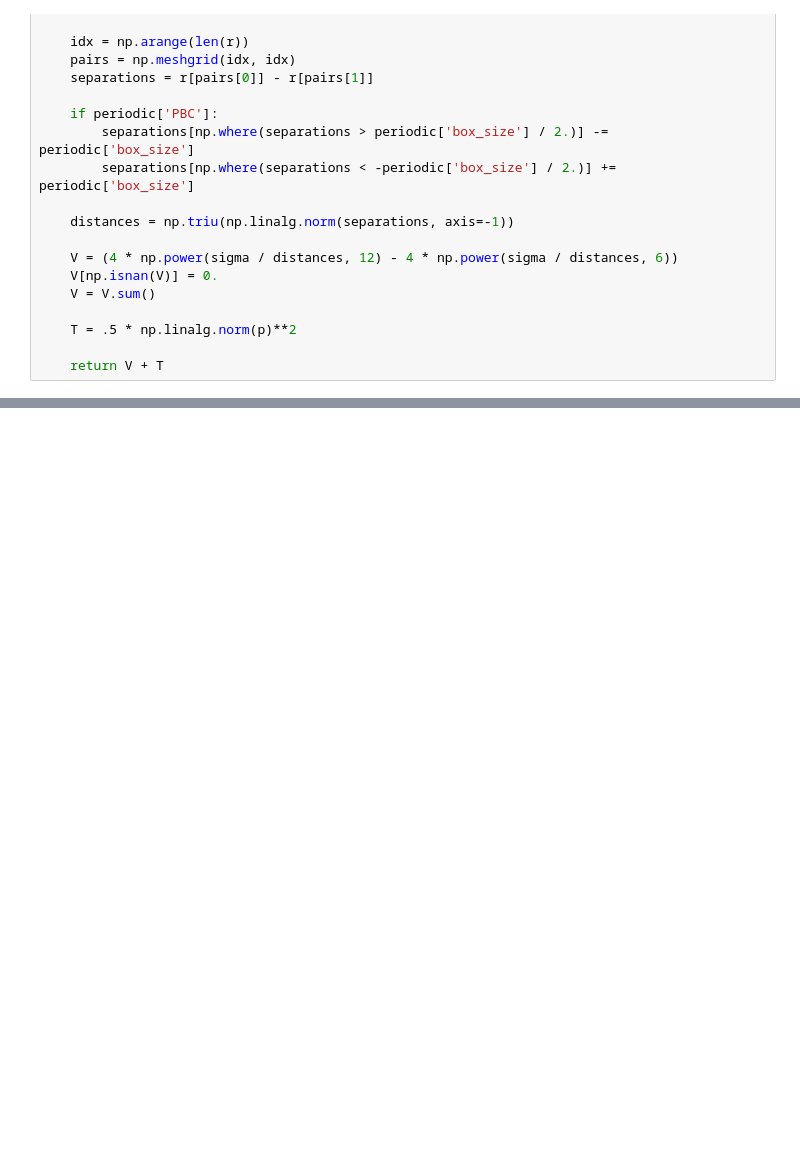
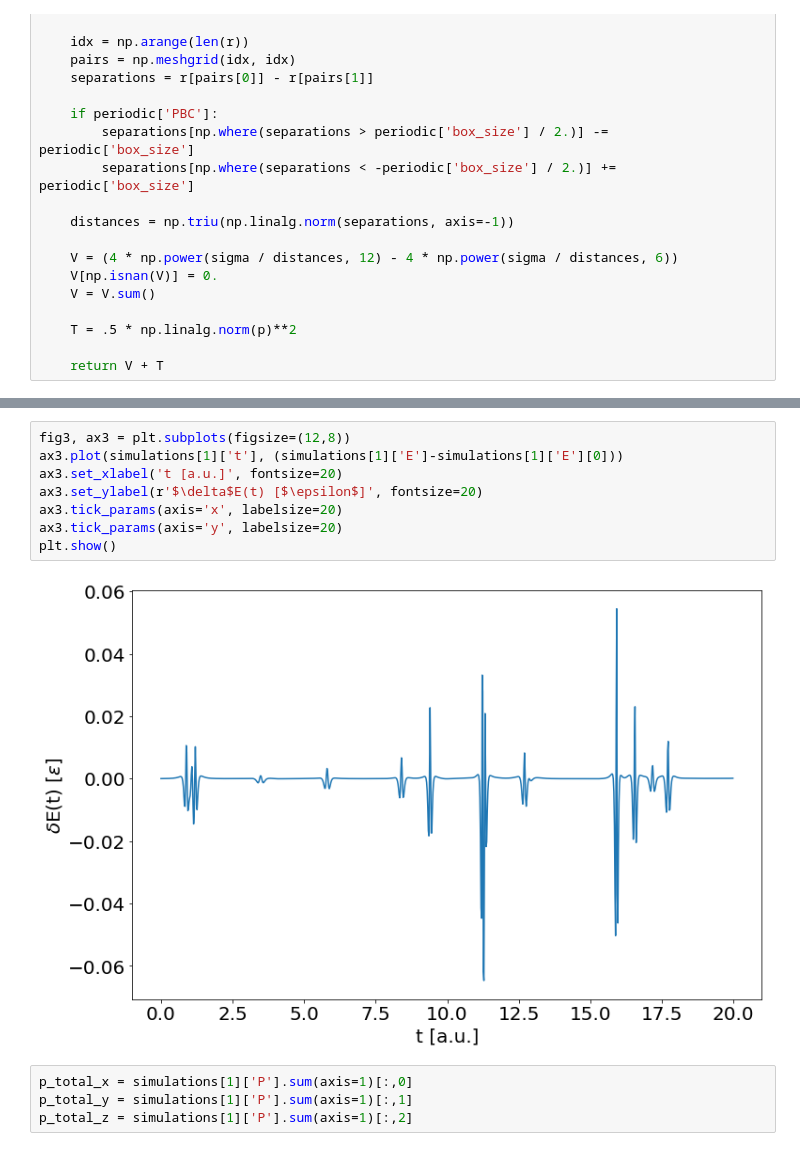
Before and after one commit to e-richter/molecular_simulations, a Jupyter notebook: exam-1.ipynb, the cells around one changed output, grey strips where cells are left out. Drawn from its saved outputs; the diff is of its cells as text; blank space fills up the shorter version.

```diff
--- a/exam-1.ipynb
+++ b/exam-1.ipynb
@@ -86,0 +158,14 @@ plt.plot(t, E-E[0])
+# %%
+fig3, ax3 = plt.subplots(figsize=(12,8))
+ax3.plot(simulations[1]['t'], (simulations[1]['E']-simulations[1]['E'][0]))
+ax3.set_xlabel('t [a.u.]', fontsize=20)
+ax3.set_ylabel(r'$\delta$E(t) [$\epsilon$]', fontsize=20)
+ax3.tick_params(axis='x', labelsize=20)
+ax3.tick_params(axis='y', labelsize=20)
+plt.show()
+# %% [output]
+[figure, added]
+# %%
+p_total_x = simulations[1]['P'].sum(axis=1)[:,0]
+p_total_y = simulations[1]['P'].sum(axis=1)[:,1]
+p_total_z = simulations[1]['P'].sum(axis=1)[:,2]
```
Also changed, not shown: parts of 14 cells of this notebook.
